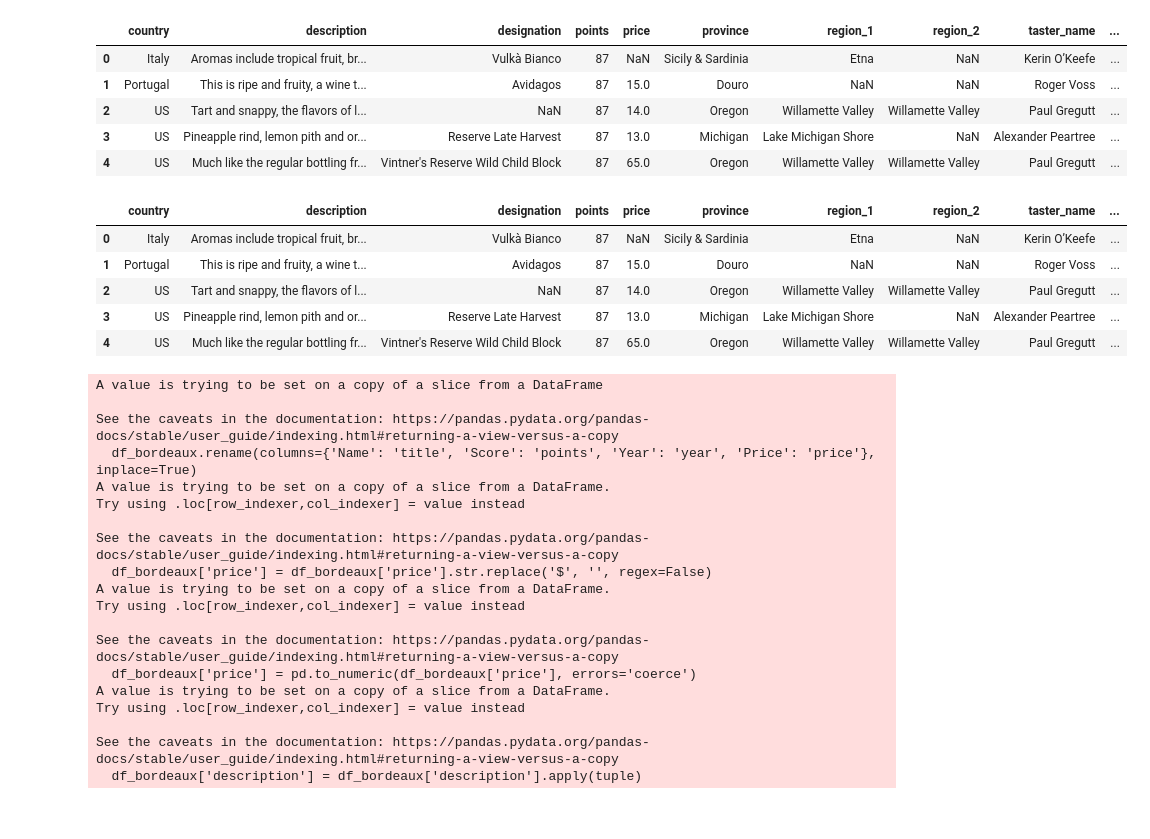
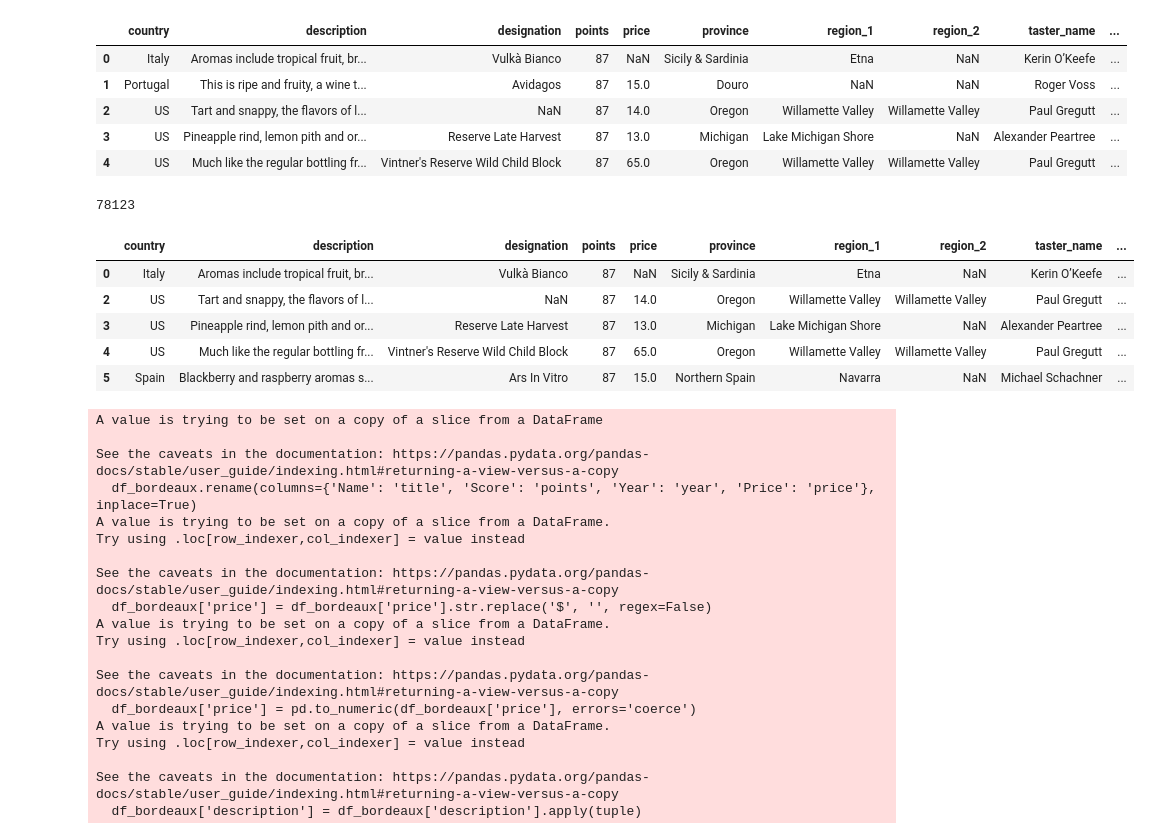
Before and after one commit to KalleHahl/data-science-group-project, a Jupyter notebook: data-cleaning/wine.ipynb, the cells around one changed output. Cells and saved outputs as stored; diff of their text form; code cells hidden in the pictures.

```diff
--- a/data-cleaning/wine.ipynb
+++ b/data-cleaning/wine.ipynb
@@ -13,26 +14,49 @@ wines.head()
 | 2 | US | Tart and snappy, the flavors of l... | NaN | 87 | 14.0 | Oregon | Willamette Valley | Willamette Valley | Paul Gregutt | ... |
 | 3 | US | Pineapple rind, lemon pith and or... | Reserve Late Harvest | 87 | 13.0 | Michigan | Lake Michigan Shore | NaN | Alexander Peartree | ... |
 | 4 | US | Much like the regular bottling fr... | Vintner's Reserve Wild Child Block | 87 | 65.0 | Oregon | Willamette Valley | Willamette Valley | Paul Gregutt | ... |
-# %%
-import re
-
-def extract_year_from_title(title):
-    years_in_title = re.findall(r'\b(19\d{2}|20\d{2})\b', title)
-    if not years_in_title:
-        return None
-    else:
-        years_in_title = map(int, years_in_title)
-        return max(years_in_title)
-
-wines['year'] = wines['title'].apply(extract_year_from_title)
-wines.head()
-# %% [output]
-|  | country | description | designation | points | price | province | region_1 | region_2 | taster_name | ... |
-| 0 | Italy | Aromas include tropical fruit, br... | Vulkà Bianco | 87 | NaN | Sicily & Sardinia | Etna | NaN | Kerin O’Keefe | ... |
-| 1 | Portugal | This is ripe and fruity, a wine t... | Avidagos | 87 | 15.0 | Douro | NaN | NaN | Roger Voss | ... |
-| 2 | US | Tart and snappy, the flavors of l... | NaN | 87 | 14.0 | Oregon | Willamette Valley | Willamette Valley | Paul Gregutt | ... |
-| 3 | US | Pineapple rind, lemon pith and or... | Reserve Late Harvest | 87 | 13.0 | Michigan | Lake Michigan Shore | NaN | Alexander Peartree | ... |
-| 4 | US | Much like the regular bottling fr... | Vintner's Reserve Wild Child Block | 87 | 65.0 | Oregon | Willamette Valley | Willamette Valley | Paul Gregutt | ... |
+# %%
+import re
+
+def extract_vintage(title):
+    matches = re.findall(r'\b(19[0-9]{2}|20[0-2][0-9]|2025)\b', title)
+    if not matches:
+        return np.nan
+    else:
+        years = map(int, matches)
+        return max(years)
+
+
+wines['year'] = wines['title'].apply(extract_vintage)
+
+# Normalize title by removing vintage
+def normalize_title(title, year):
+    if np.isnan(year):
+        return title
+    else:
+        return title.replace(str(int(year)), '')
+
+wines['normalized_title'] = wines.apply(lambda row: normalize_title(row['title'], row['year']), axis=1)
+
+# Find the latest vintage per normalized title
+latest_vintage_map = wines.groupby('normalized_title')['year'].max()
+
+# Filter rows where vintage matches the latest for that normalized title
+df_latest = wines[wines.apply(lambda row: row['year'] == latest_vintage_map[row['normalized_title']], axis=1)]
+
+# Drop helper column
+wines = df_latest.drop(columns=['normalized_title'])
+
+# View result
+print(wines['title'].nunique())
+wines.head()
+# %% [output]
+78123
+|  | country | description | designation | points | price | province | region_1 | region_2 | taster_name | ... |
+| 0 | Italy | Aromas include tropical fruit, br... | Vulkà Bianco | 87 | NaN | Sicily & Sardinia | Etna | NaN | Kerin O’Keefe | ... |
+| 2 | US | Tart and snappy, the flavors of l... | NaN | 87 | 14.0 | Oregon | Willamette Valley | Willamette Valley | Paul Gregutt | ... |
+| 3 | US | Pineapple rind, lemon pith and or... | Reserve Late Harvest | 87 | 13.0 | Michigan | Lake Michigan Shore | NaN | Alexander Peartree | ... |
+| 4 | US | Much like the regular bottling fr... | Vintner's Reserve Wild Child Block | 87 | 65.0 | Oregon | Willamette Valley | Willamette Valley | Paul Gregutt | ... |
+| 5 | Spain | Blackberry and raspberry aromas s... | Ars In Vitro | 87 | 15.0 | Northern Spain | Navarra | NaN | Michael Schachner | ... |
 # %%
 wines_bordeaux = pd.read_csv('BordeauxWines.csv') #https://www.kaggle.com/datasets/mexwell/21st-century-bordeaux-wine-dataset
 
```
Also changed, not shown: parts of 16 cells of this notebook, 3 other files.
